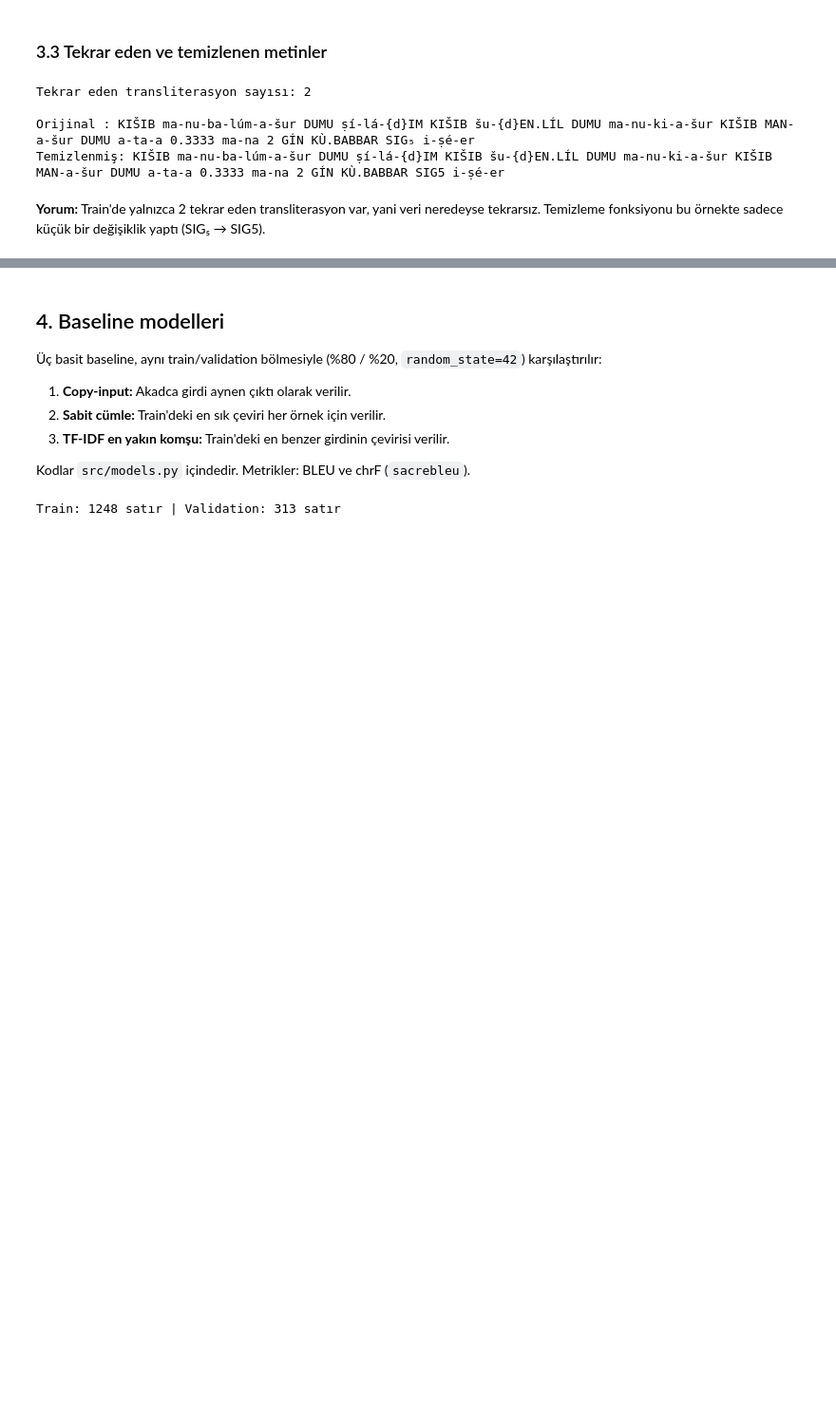
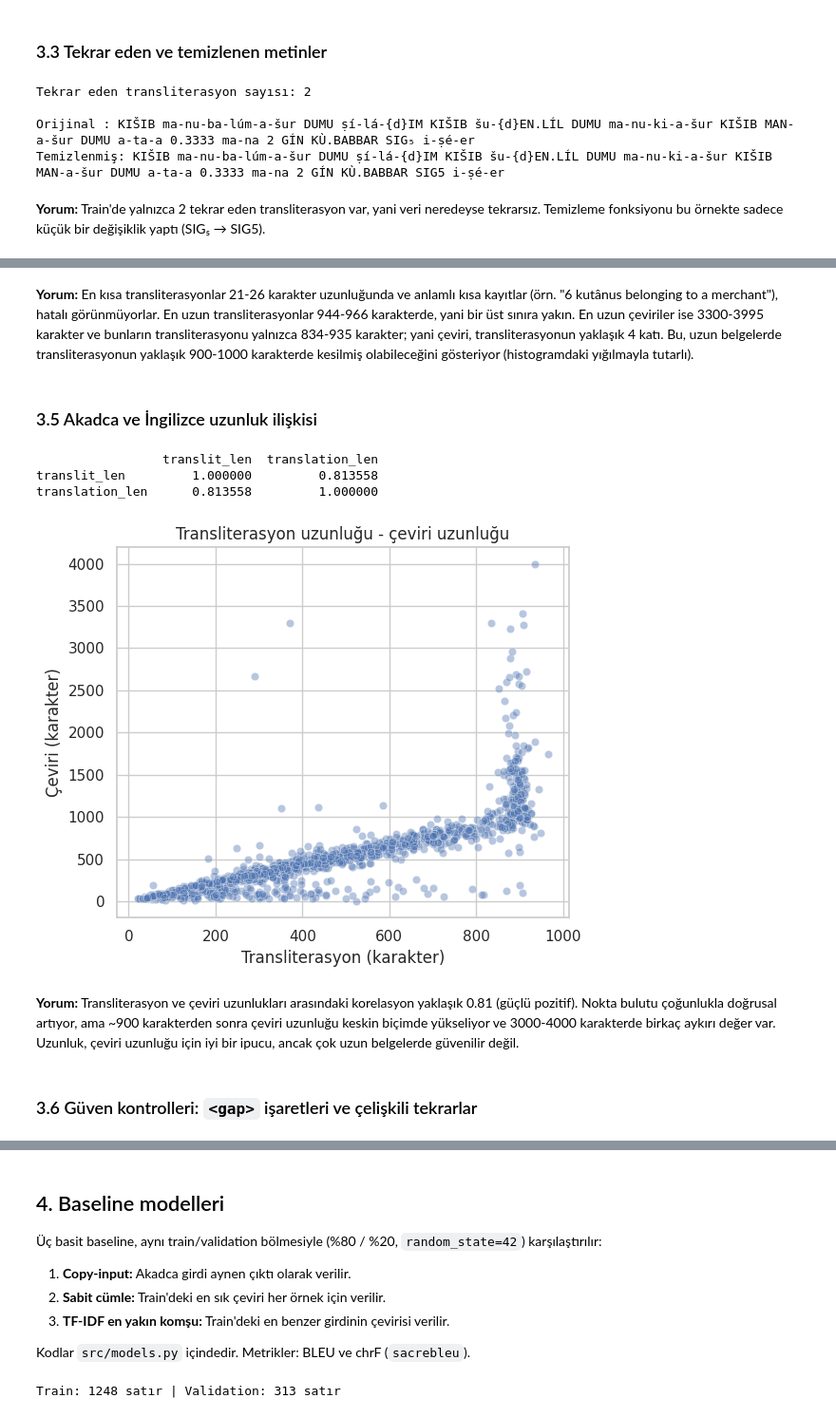
Before and after one commit to MetehanBB/GROUP36_CENG313, a Jupyter notebook: assignment1_eda_baseline.ipynb, the cells around one changed output, grey strips where cells are left out. Shown at 95% size. Saved outputs shown, nothing was run; the diff lists cells and outputs as text; code cells hidden in the pictures; blank space fills up the shorter version.

```diff
--- a/assignment1_eda_baseline.ipynb
+++ b/assignment1_eda_baseline.ipynb
@@ -161,0 +196,23 @@ Temizlenmiş: KIŠIB ma-nu-ba-lúm-a-šur DUMU ṣí-lá-{d}IM KIŠIB šu-{d}EN.
+# %% [markdown]
+**Yorum:** En kısa transliterasyonlar 21-26 karakter uzunluğunda ve anlamlı kısa kayıtlar (örn. "6 kutânus belonging to a merchant"), hatalı görünmüyorlar. En uzun transliterasyonlar 944-966 karakterde, yani bir üst sınıra yakın. En uzun çeviriler ise 3300-3995 karakter ve bunların transliterasyonu yalnızca 834-935 karakter; yani çeviri, transliterasyonun yaklaşık 4 katı. Bu, uzun belgelerde transliterasyonun yaklaşık 900-1000 karakterde kesilmiş olabileceğini gösteriyor (histogramdaki yığılmayla tutarlı).
+# %% [markdown]
+### 3.5 Akadca ve İngilizce uzunluk ilişkisi
+# %%
+print(train_df[["translit_len", "translation_len"]].corr())
+
+plt.figure(figsize=(6, 5))
+sns.scatterplot(data=train_df, x="translit_len", y="translation_len", alpha=0.4)
+plt.title("Transliterasyon uzunluğu - çeviri uzunluğu")
+plt.xlabel("Transliterasyon (karakter)")
+plt.ylabel("Çeviri (karakter)")
+plt.tight_layout()
+plt.show()
+# %% [output]
+                 translit_len  translation_len
+translit_len         1.000000         0.813558
+translation_len      0.813558         1.000000
+[figure, added]
+# %% [markdown]
+**Yorum:** Transliterasyon ve çeviri uzunlukları arasındaki korelasyon yaklaşık 0.81 (güçlü pozitif). Nokta bulutu çoğunlukla doğrusal artıyor, ama ~900 karakterden sonra çeviri uzunluğu keskin biçimde yükseliyor ve 3000-4000 karakterde birkaç aykırı değer var. Uzunluk, çeviri uzunluğu için iyi bir ipucu, ancak çok uzun belgelerde güvenilir değil.
+# %% [markdown]
+### 3.6 Güven kontrolleri: `<gap>` işaretleri ve çelişkili tekrarlar
```
Also changed, not shown: parts of 7 cells of this notebook.
